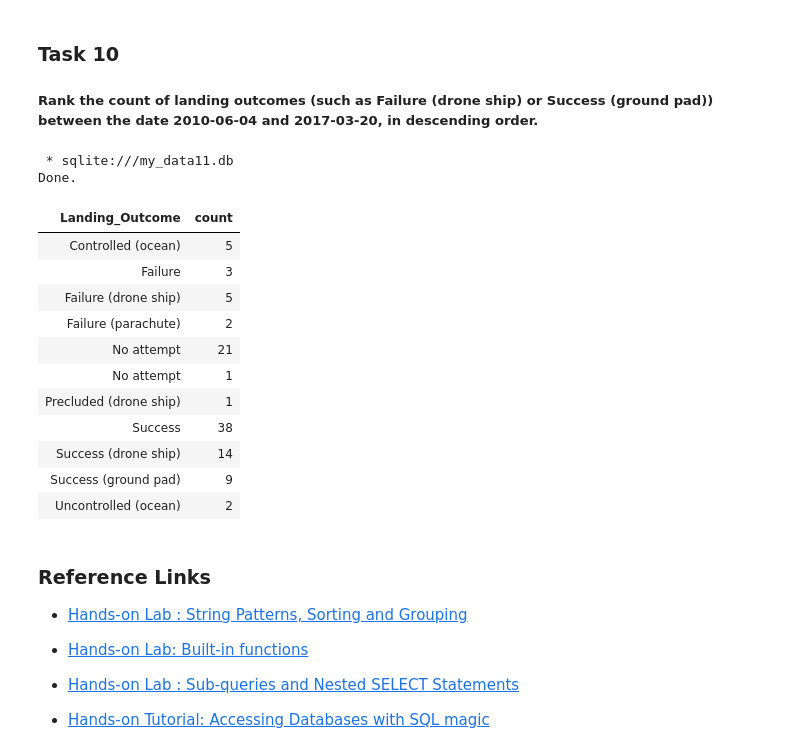
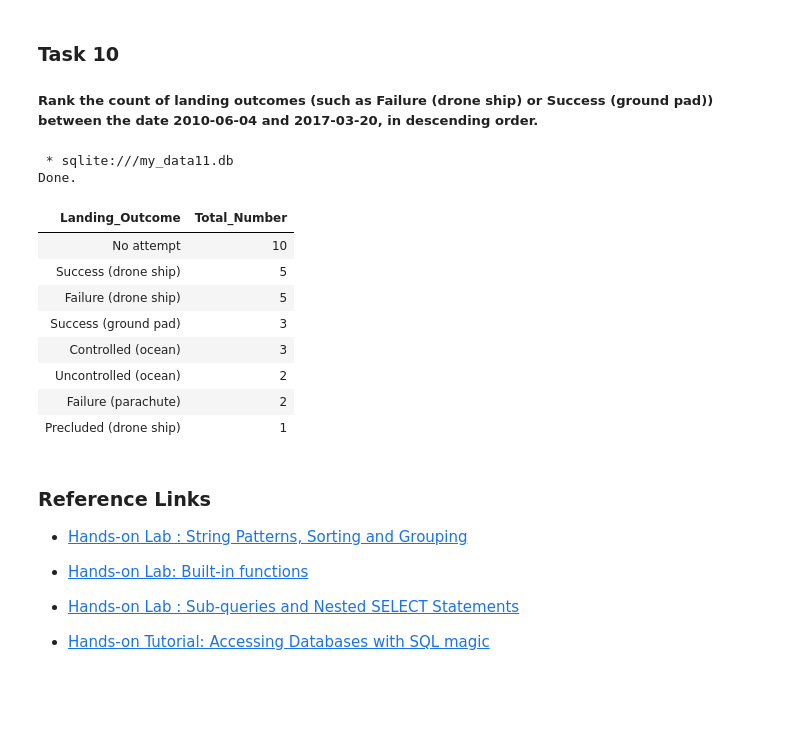
Before and after one commit to Andrey1166/Falcon-9-1st-stage-prediction, a Jupyter notebook: jupyter-labs-eda-sql-coursera_sqllite.ipynb, the cells around one changed output. Saved outputs shown, nothing was run; the diff lists cells and outputs as text; code cells hidden in the pictures; blank space fills up the shorter version.

```diff
--- a/jupyter-labs-eda-sql-coursera_sqllite.ipynb
+++ b/jupyter-labs-eda-sql-coursera_sqllite.ipynb
@@ -307,22 +310,24 @@ Done.
 
 ##### Rank the count of landing outcomes (such as Failure (drone ship) or Success (ground pad)) between the date 2010-06-04 and 2017-03-20, in descending order.
 # %%
-%sql select Landing_Outcome, count(Landing_Outcome) as count from spacextable where 2010-06-04<Date<2017-03-20 group by Landing_Outcome
+%%sql
+select Landing_Outcome, count(Landing_Outcome) as Total_Number
+FROM spacextable
+where Date between '2010-06-04' and '2017-03-20'
+group by Landing_Outcome
+order by Total_Number desc
 # %% [output]
  * sqlite:///my_data11.db
 Done.
-| Landing_Outcome | count |
-| Controlled (ocean) | 5 |
-| Failure | 3 |
+| Landing_Outcome | Total_Number |
+| No attempt | 10 |
+| Success (drone ship) | 5 |
 | Failure (drone ship) | 5 |
+| Success (ground pad) | 3 |
+| Controlled (ocean) | 3 |
+| Uncontrolled (ocean) | 2 |
 | Failure (parachute) | 2 |
-| No attempt | 21 |
-| No attempt | 1 |
 | Precluded (drone ship) | 1 |
-| Success | 38 |
-| Success (drone ship) | 14 |
-| Success (ground pad) | 9 |
-| Uncontrolled (ocean) | 2 |
 # %% [markdown]
 ### Reference Links
 
```
Also changed, not shown: parts of 5 cells of this notebook.
